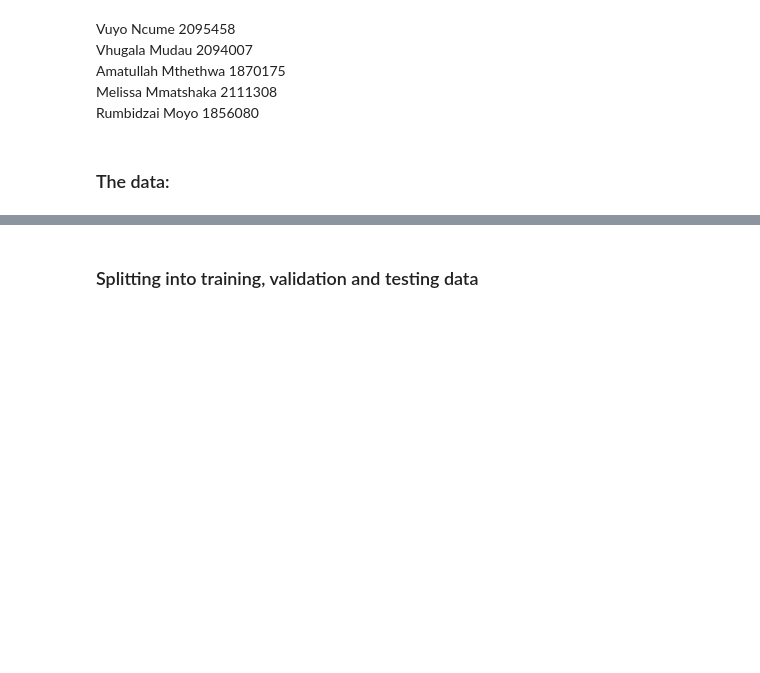
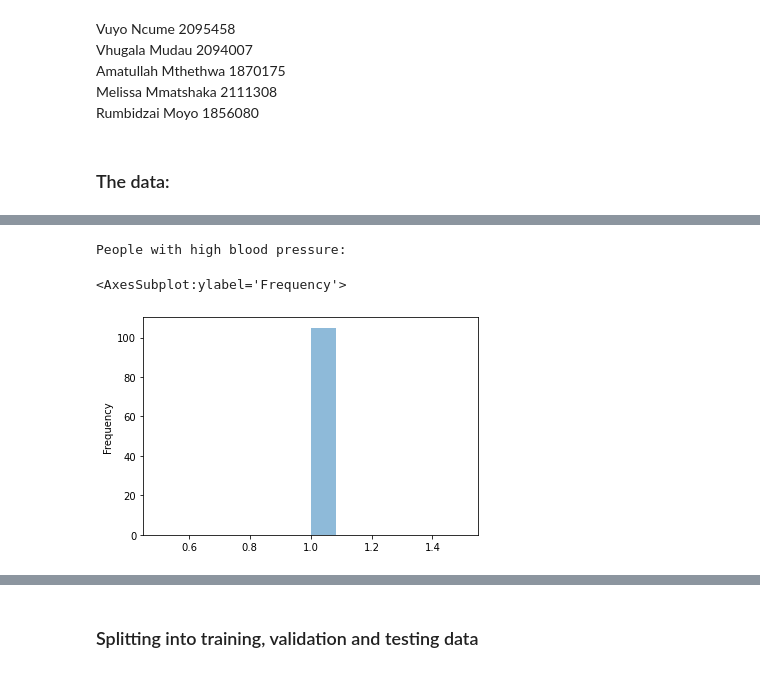
Before and after one commit to Artificial-Intelligence-101/ML, a Jupyter notebook: Code.ipynb, the cells around one changed output, grey strips where cells are left out. Drawn from its saved outputs; the diff is of its cells as text; code cells hidden in the pictures; blank space fills up the shorter version.

```diff
--- a/Code.ipynb
+++ b/Code.ipynb
@@ -29,0 +52,8 @@ data.head()
+# %%
+temp = data.loc[data['high_blood_pressure'] == 1]['high_blood_pressure']
+print('People with high blood pressure: \n')
+temp.plot.hist(bins=12, alpha=0.5)
+# %% [output]
+People with high blood pressure:
+<AxesSubplot:ylabel='Frequency'>
+[figure, added]
```
Also changed, not shown: parts of 5 cells of this notebook, 1 other file.
